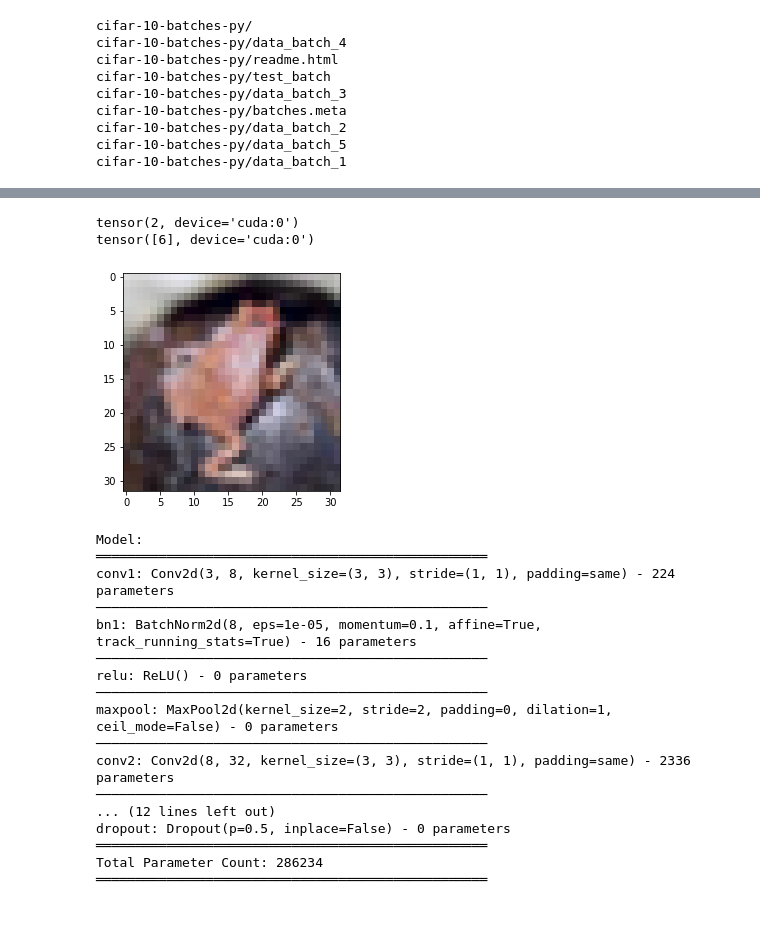
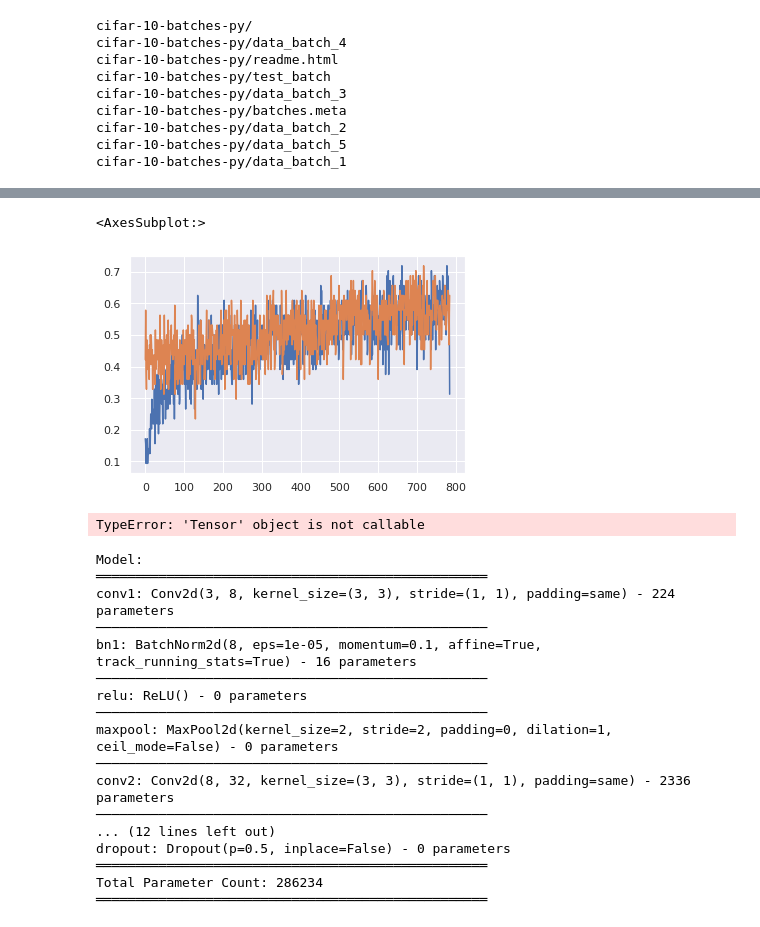
Before and after one commit to skunichetty/climate-hack, a Jupyter notebook: testing.ipynb, the cells around one changed output, grey strips where cells are left out. Cells and saved outputs as stored; diff of their text form; code cells hidden in the pictures.

```diff
--- a/testing.ipynb
+++ b/testing.ipynb
@@ -182,8 +189,14 @@ Epoch 19: loss = 0.12082582116207229
+# %%
+sns.lineplot(x=torch.arange(0, len(train_acc)), y=[acc[0] for acc in train_acc])
+sns.lineplot(x=torch.arange(0, len(val_acc)), y=[acc[0] for acc in val_acc])
+# %% [output]
+<AxesSubplot:>
+[figure, added]
 # %%
 import matplotlib.pyplot as plt
 import random
 
-test_loader = torch.utils.data.DataLoader(test_data)
+
 test_iter = iter(test_loader)
 for i in range(random.randint(0,9999)):
     next(test_iter)
@@ -198,9 +211,7 @@ with torch.no_grad():
     print(torch.argmax(pred))
     print(y)
 # %% [output]
-tensor(2, device='cuda:0')
-tensor([6], device='cuda:0')
+TypeError: 'Tensor' object is not callable
-[figure, removed]
 # %%
 print(model.summary())
 # %% [output]
```
Also changed, not shown: parts of 5 cells of this notebook, 1 other file.
